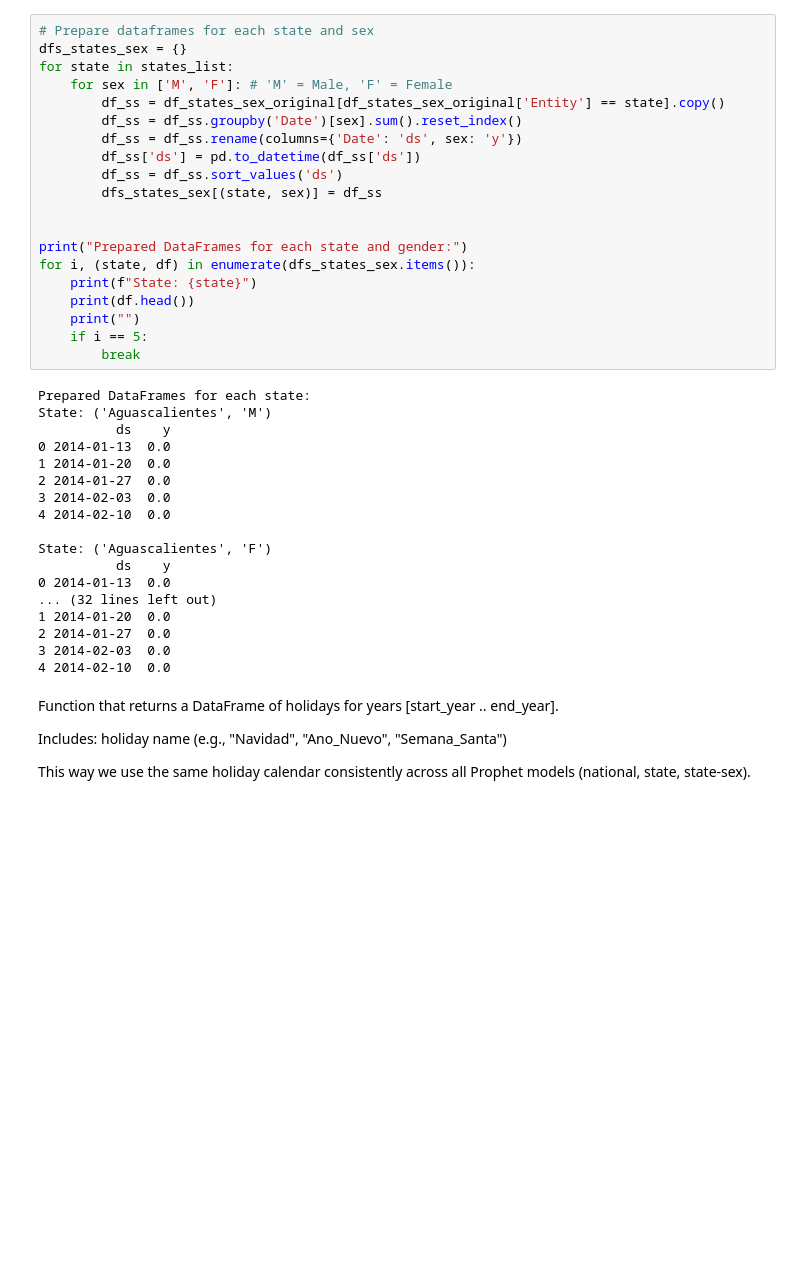
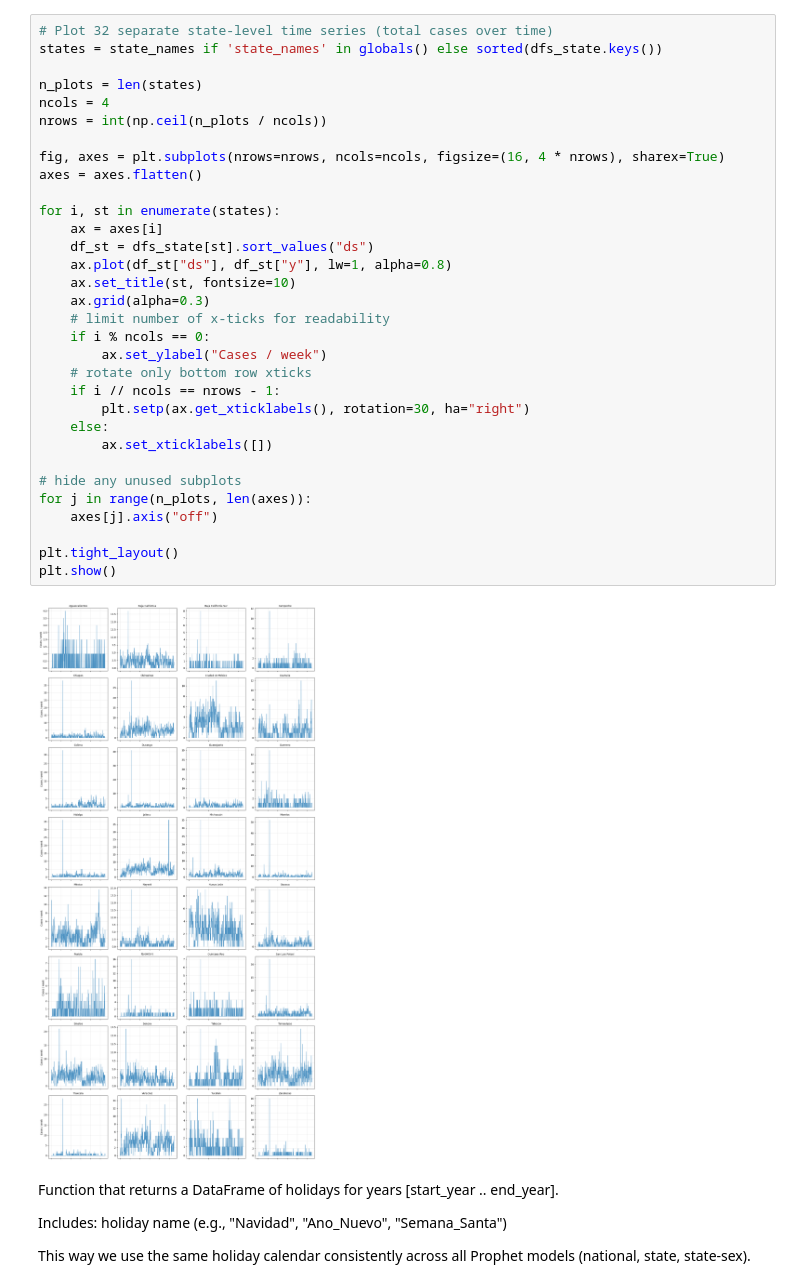
Before and after one commit to greyngs/alzheimer-forecasting-mexico, a Jupyter notebook: notebooks/ModeloFinal - Prophet.ipynb, the cells around one changed output. Drawn from its saved outputs; the diff is of its cells as text; blank space fills up the shorter version.

```diff
--- a/notebooks/ModeloFinal - Prophet.ipynb
+++ b/notebooks/ModeloFinal - Prophet.ipynb
@@ -115,41 +179,37 @@ State: Baja California
-# %%
-# Prepare dataframes for each state and sex
-dfs_states_sex = {}
-for state in states_list:
-    for sex in ['M', 'F']: # 'M' = Male, 'F' = Female
-        df_ss = df_states_sex_original[df_states_sex_original['Entity'] == state].copy()
-        df_ss = df_ss.groupby('Date')[sex].sum().reset_index()
-        df_ss = df_ss.rename(columns={'Date': 'ds', sex: 'y'})
-        df_ss['ds'] = pd.to_datetime(df_ss['ds'])
-        df_ss = df_ss.sort_values('ds')
-        dfs_states_sex[(state, sex)] = df_ss
-
-
-print("Prepared DataFrames for each state and gender:")
-for i, (state, df) in enumerate(dfs_states_sex.items()):
-    print(f"State: {state}")
-    print(df.head())
-    print("")
-    if i == 5:
-        break
-# %% [output]
-Prepared DataFrames for each state:
-State: ('Aguascalientes', 'M')
-          ds    y
-0 2014-01-13  0.0
-1 2014-01-20  0.0
-2 2014-01-27  0.0
-3 2014-02-03  0.0
-4 2014-02-10  0.0
-
-State: ('Aguascalientes', 'F')
-          ds    y
-0 2014-01-13  0.0
-... (32 lines left out)
-1 2014-01-20  0.0
-2 2014-01-27  0.0
-3 2014-02-03  0.0
-4 2014-02-10  0.0
+# %%
+# Plot 32 separate state-level time series (total cases over time)
+states = state_names if 'state_names' in globals() else sorted(dfs_state.keys())
+
+n_plots = len(states)
+ncols = 4
+nrows = int(np.ceil(n_plots / ncols))
+
+fig, axes = plt.subplots(nrows=nrows, ncols=ncols, figsize=(16, 4 * nrows), sharex=True)
+axes = axes.flatten()
+
+for i, st in enumerate(states):
+    ax = axes[i]
+    df_st = dfs_state[st].sort_values("ds")
+    ax.plot(df_st["ds"], df_st["y"], lw=1, alpha=0.8)
+    ax.set_title(st, fontsize=10)
+    ax.grid(alpha=0.3)
+    # limit number of x-ticks for readability
+    if i % ncols == 0:
+        ax.set_ylabel("Cases / week")
+    # rotate only bottom row xticks
+    if i // ncols == nrows - 1:
+        plt.setp(ax.get_xticklabels(), rotation=30, ha="right")
+    else:
+        ax.set_xticklabels([])
+
+# hide any unused subplots
+for j in range(n_plots, len(axes)):
+    axes[j].axis("off")
+
+plt.tight_layout()
+plt.show()
+# %% [output]
+[figure, added]
 # %% [markdown]
 Function that returns a DataFrame of holidays for years [start_year .. end_year].
 
```
Also changed, not shown: parts of 32 cells of this notebook.
